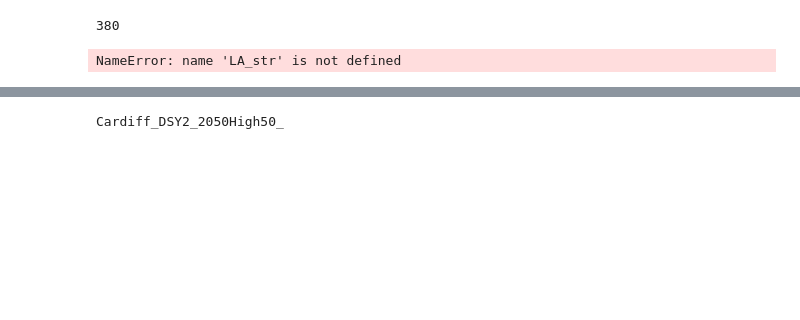
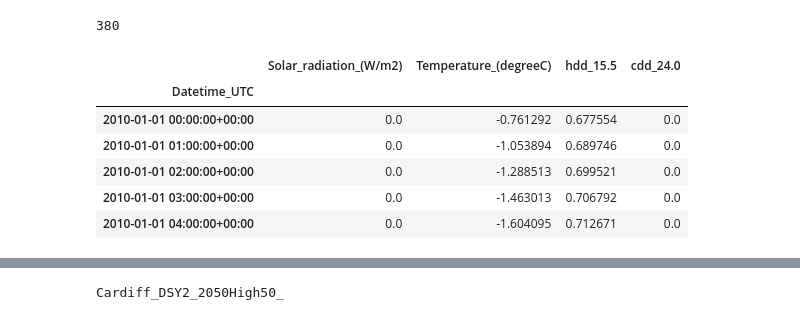
Before and after one commit to AlexandreLab/cooling_demand_UK, a Jupyter notebook: notebooks/cooling_energy_demand_by_LA.ipynb, the cells around one changed output, grey strips where cells are left out. Cells and saved outputs as stored; diff of their text form; code cells hidden in the pictures; blank space fills up the shorter version.

```diff
--- a/notebooks/cooling_energy_demand_by_LA.ipynb
+++ b/notebooks/cooling_energy_demand_by_LA.ipynb
@@ -73,8 +80,14 @@ len(list_las)
 # last_df = functions.create_dd_dataframes_for_all_LAs(list_las, path_export_netcdf_results, HDD_ref_temperature, CDD_ref_temperature)
 # last_df
 # %%
-
+LA_str = "Cardiff"
 external_data = pd.read_csv(path_export_netcdf_results/"raw"/f"{LA_str}_degree_days.csv".replace(" ", "_"), index_col=0, parse_dates=True)
 external_data.head()
 # %% [output]
-NameError: name 'LA_str' is not defined
+|  | Solar_radiation_(W/m2) | Temperature_(degreeC) | hdd_15.5 | cdd_24.0 |
+| Datetime_UTC |  |  |  |  |
+| 2010-01-01 00:00:00+00:00 | 0.0 | -0.761292 | 0.677554 | 0.0 |
+| 2010-01-01 01:00:00+00:00 | 0.0 | -1.053894 | 0.689746 | 0.0 |
+| 2010-01-01 02:00:00+00:00 | 0.0 | -1.288513 | 0.699521 | 0.0 |
+| 2010-01-01 03:00:00+00:00 | 0.0 | -1.463013 | 0.706792 | 0.0 |
+| 2010-01-01 04:00:00+00:00 | 0.0 | -1.604095 | 0.712671 | 0.0 |
```
Also changed, not shown: parts of 10 cells of this notebook, 6 other files.
